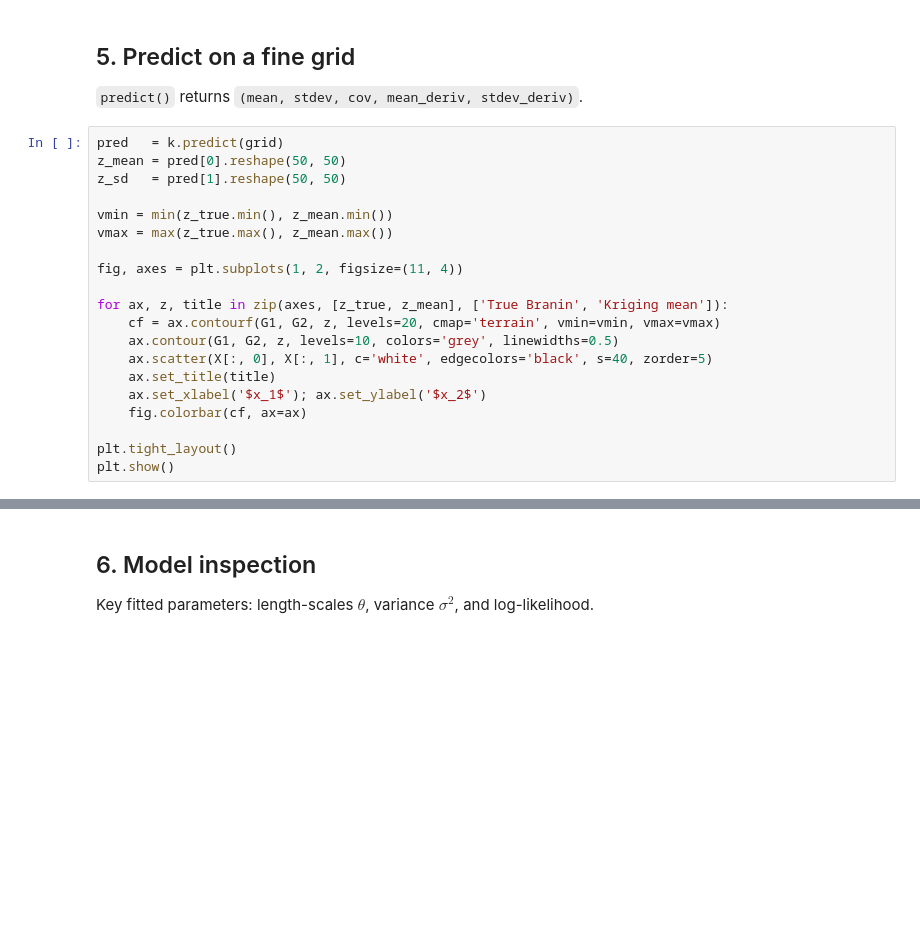
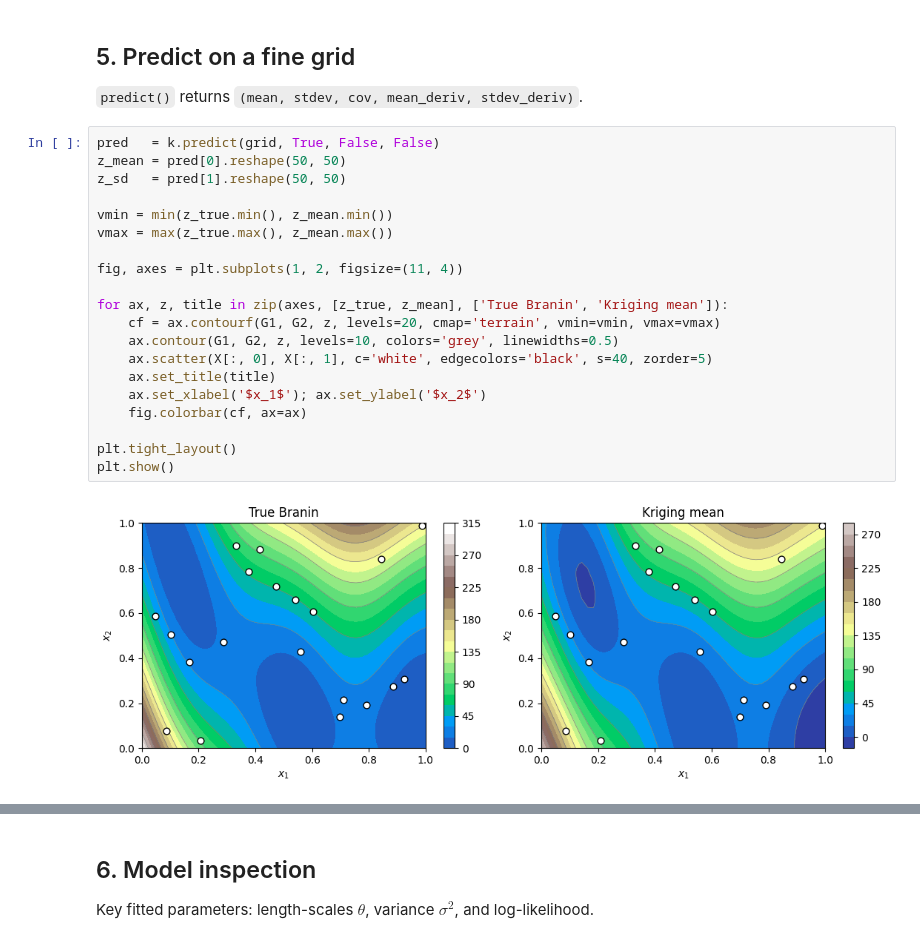
Before and after one commit to libKriging/libKriging, a Jupyter notebook: bindings/Python/kriging_branin2d_py.ipynb, the cells around one changed output, grey strips where cells are left out. Cells and saved outputs as stored; diff of their text form; blank space fills up the shorter version.

```diff
--- a/bindings/Python/kriging_branin2d_py.ipynb
+++ b/bindings/Python/kriging_branin2d_py.ipynb
@@ -158,25 +195,27 @@ print(k.summary())
 
 `predict()` returns `(mean, stdev, cov, mean_deriv, stdev_deriv)`.
 # %%
-pred   = k.predict(grid)
+pred   = k.predict(grid, True, False, False)
 z_mean = pred[0].reshape(50, 50)
 z_sd   = pred[1].reshape(50, 50)
 
 vmin = min(z_true.min(), z_mean.min())
 vmax = max(z_true.max(), z_mean.max())
 
 fig, axes = plt.subplots(1, 2, figsize=(11, 4))
 
 for ax, z, title in zip(axes, [z_true, z_mean], ['True Branin', 'Kriging mean']):
     cf = ax.contourf(G1, G2, z, levels=20, cmap='terrain', vmin=vmin, vmax=vmax)
     ax.contour(G1, G2, z, levels=10, colors='grey', linewidths=0.5)
     ax.scatter(X[:, 0], X[:, 1], c='white', edgecolors='black', s=40, zorder=5)
     ax.set_title(title)
     ax.set_xlabel('$x_1$'); ax.set_ylabel('$x_2$')
     fig.colorbar(cf, ax=ax)
 
 plt.tight_layout()
 plt.show()
+# %% [output]
+[figure, added]
 # %%
 # Posterior standard deviation (uncertainty)
 plt.figure(figsize=(5, 4))
```
Also changed, not shown: parts of 10 cells of this notebook, 11 other files.
